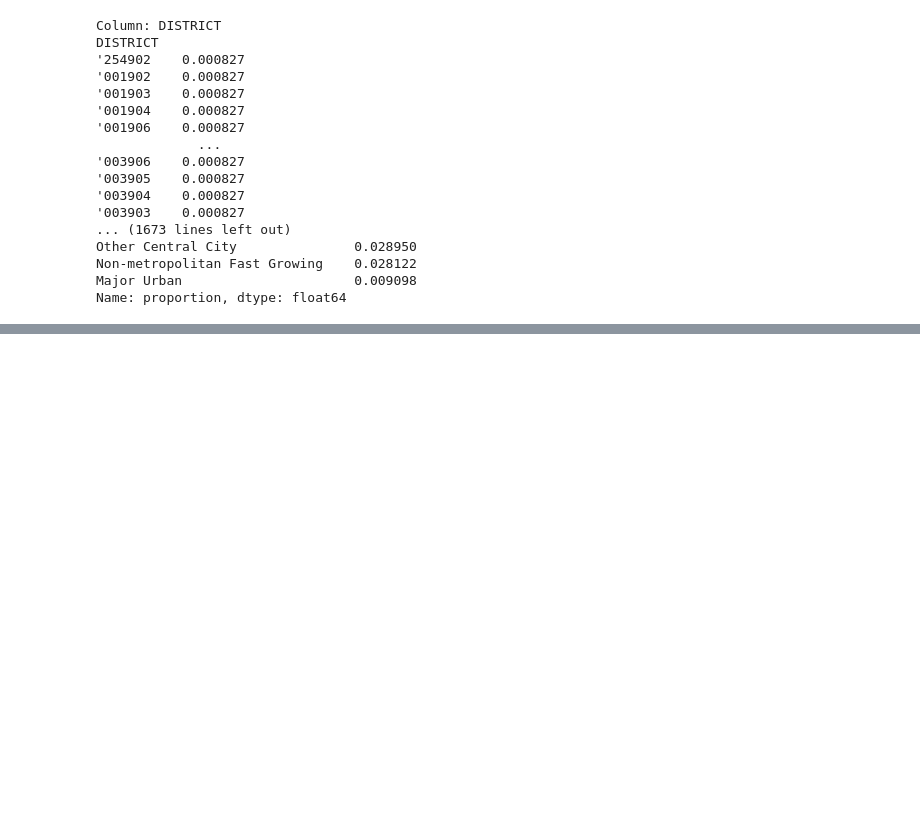
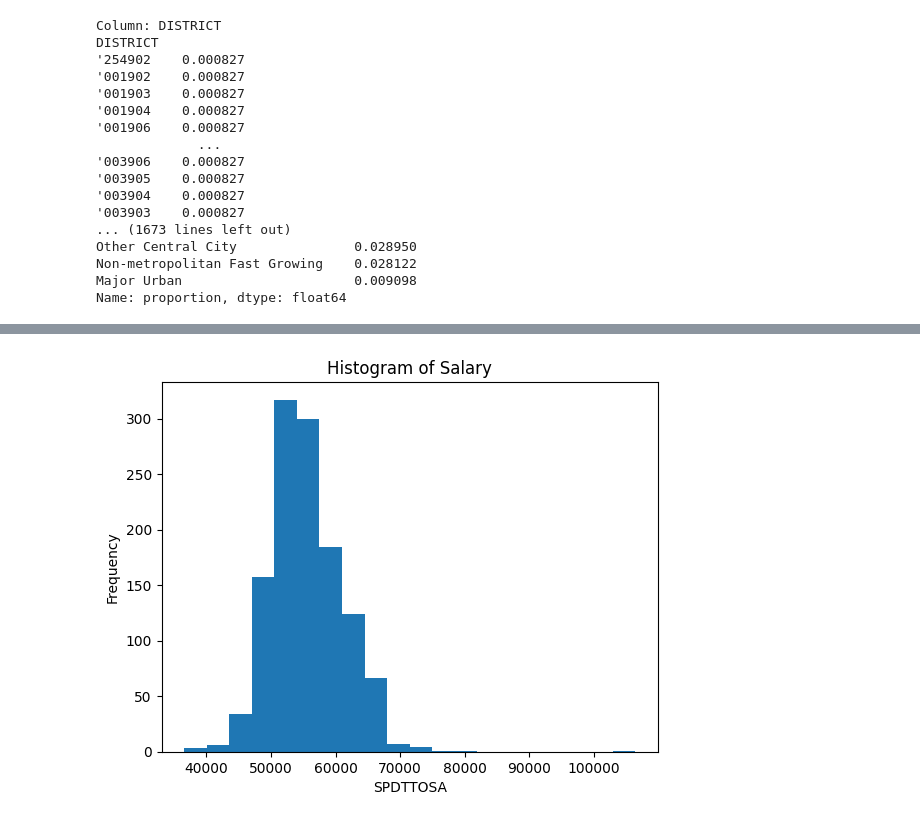
Before and after one commit to farahmandzohreh9-netizen/Zora, a Jupyter notebook: ADTA_5230_Final_Project.ipynb, the cells around one changed output, grey strips where cells are left out. Drawn from its saved outputs; the diff is of its cells as text; code cells hidden in the pictures; blank space fills up the shorter version.

```diff
--- a/ADTA_5230_Final_Project.ipynb
+++ b/ADTA_5230_Final_Project.ipynb
@@ -173,0 +206,8 @@ Name: proportion, dtype: float64
+# %%
+df_turnover['DPSTEXPA'] = pd.to_numeric(df_turnover['DPSTEXPA'], errors='coerce')
+
+# Display the data types to confirm the change
+print(df_turnover['DPSTEXPA'].dtype)
+
+# Display the first few rows of the modified column to see the effect
+display(df_turnover[['DPSTEXPA']].head())
@@ -173,0 +238,6 @@ Name: proportion, dtype: float64
+# %%
+df_turnover['DPSTTOSA'] = pd.to_numeric(df_turnover['DPSTTOSA'], errors='coerce')
+
+print(f"Mean of DPSTTOSA: {df_turnover['DPSTTOSA'].mean()}")
+print(f"Median of DPSTTOSA: {df_turnover['DPSTTOSA'].median()}")
+print(f"Standard Deviation of DPSTTOSA: {df_turnover['DPSTTOSA'].std()}")
@@ -173,0 +248,6 @@ Name: proportion, dtype: float64
+# %%
+df_turnover['DPSTKIDR'] = pd.to_numeric(df_turnover['DPSTKIDR'], errors='coerce')
+
+print(f"Mean of DPSTKIDR: {df_turnover['DPSTKIDR'].mean()}")
+print(f"Median of DPSTKIDR: {df_turnover['DPSTKIDR'].median()}")
+print(f"Standard Deviation of DPSTKIDR: {df_turnover['DPSTKIDR'].std()}")
@@ -173,0 +258,7 @@ Name: proportion, dtype: float64
+# %%
+import pandas as pd
+df_turnover['DPSTURNR'] = pd.to_numeric(df_turnover['DPSTURNR'], errors='coerce')
+
+print(f"Mean of DPSTURNR: {df_turnover['DPSTURNR'].mean()}")
+print(f"Median of TURNR: {df_turnover['DPSTURNR'].median()}")
+print(f"Standard Deviation of DPSTURNR: {df_turnover['DPSTURNR'].std()}")
@@ -173,0 +295,13 @@ Name: proportion, dtype: float64
+# %%
+#Salary Histogram
+import matplotlib.pyplot as plt
+
+data = df_turnover['DPSTTOSA'].dropna()
+
+plt.hist(data, bins=20)
+plt.xlabel('SPDTTOSA')
+plt.ylabel('Frequency')
+plt.title('Histogram of Salary')
+plt.show()
+# %% [output]
+[figure, added]
```
Also changed, not shown: parts of 22 cells of this notebook.
